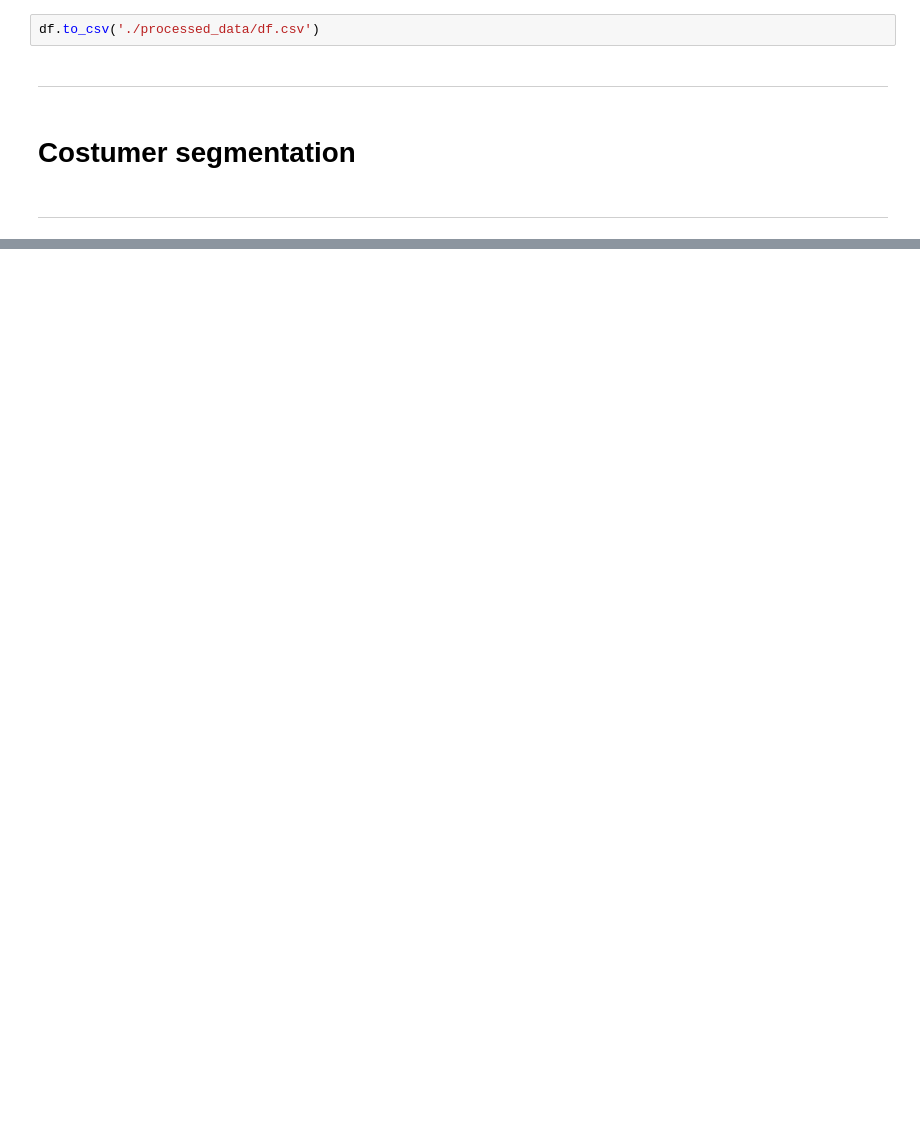
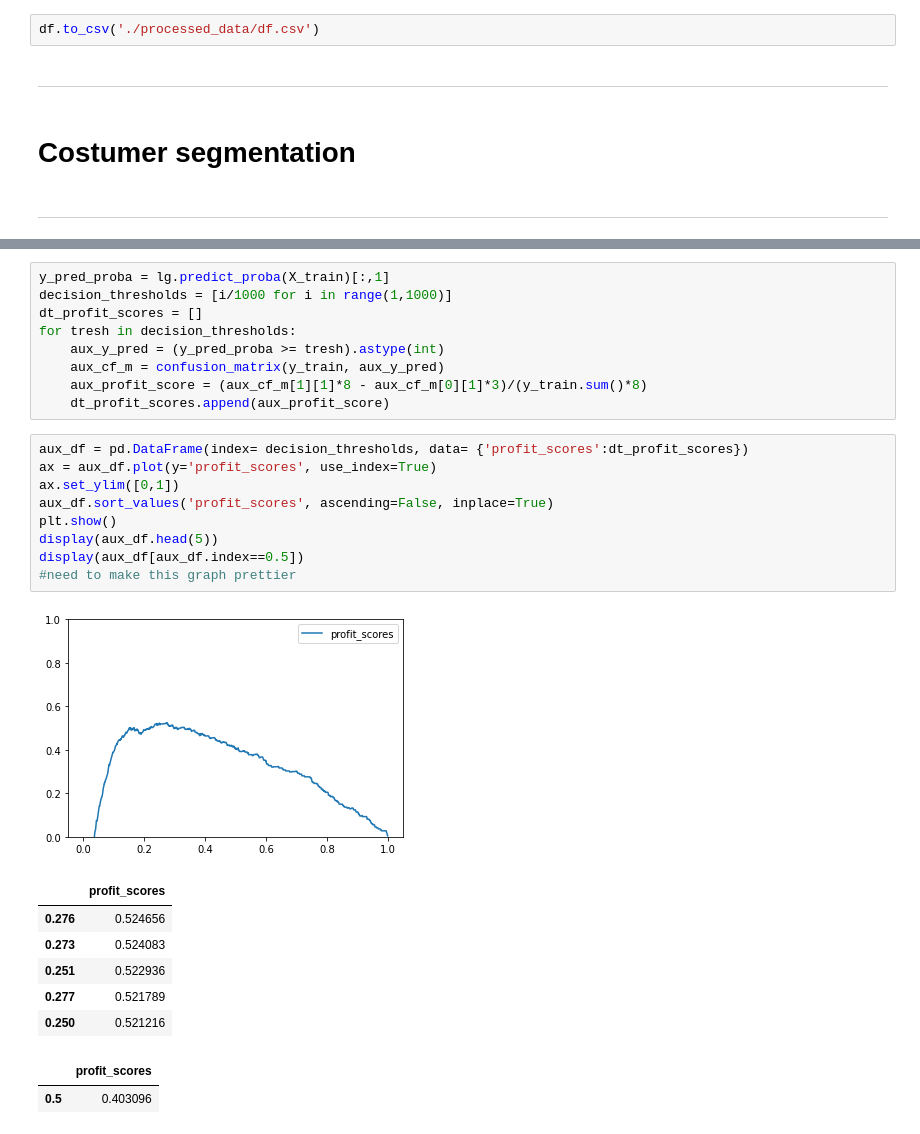
Before and after one commit to TMKlautau/ifood_test_case_start_to_finish, a Jupyter notebook: Ifood_Data_analysis.ipynb, the cells around one changed output, grey strips where cells are left out. Saved outputs shown, nothing was run; the diff lists cells and outputs as text; blank space fills up the shorter version.

```diff
--- a/Ifood_Data_analysis.ipynb
+++ b/Ifood_Data_analysis.ipynb
@@ -275,0 +411,28 @@ df.to_csv('./processed_data/df.csv')
+# %%
+y_pred_proba = lg.predict_proba(X_train)[:,1]
+decision_thresholds = [i/1000 for i in range(1,1000)]
+dt_profit_scores = []
+for tresh in decision_thresholds:
+    aux_y_pred = (y_pred_proba >= tresh).astype(int)
+    aux_cf_m = confusion_matrix(y_train, aux_y_pred)
+    aux_profit_score = (aux_cf_m[1][1]*8 - aux_cf_m[0][1]*3)/(y_train.sum()*8)
+    dt_profit_scores.append(aux_profit_score)
+# %%
+aux_df = pd.DataFrame(index= decision_thresholds, data= {'profit_scores':dt_profit_scores})
+ax = aux_df.plot(y='profit_scores', use_index=True)
+ax.set_ylim([0,1])
+aux_df.sort_values('profit_scores', ascending=False, inplace=True)
+plt.show()
+display(aux_df.head(5))
+display(aux_df[aux_df.index==0.5])
+#need to make this graph prettier
+# %% [output]
+[figure, added]
+|  | profit_scores |
+| 0.276 | 0.524656 |
+| 0.273 | 0.524083 |
+| 0.251 | 0.522936 |
+| 0.277 | 0.521789 |
+| 0.250 | 0.521216 |
+|  | profit_scores |
+| 0.5 | 0.403096 |
```
Also changed, not shown: parts of 63 cells of this notebook.
